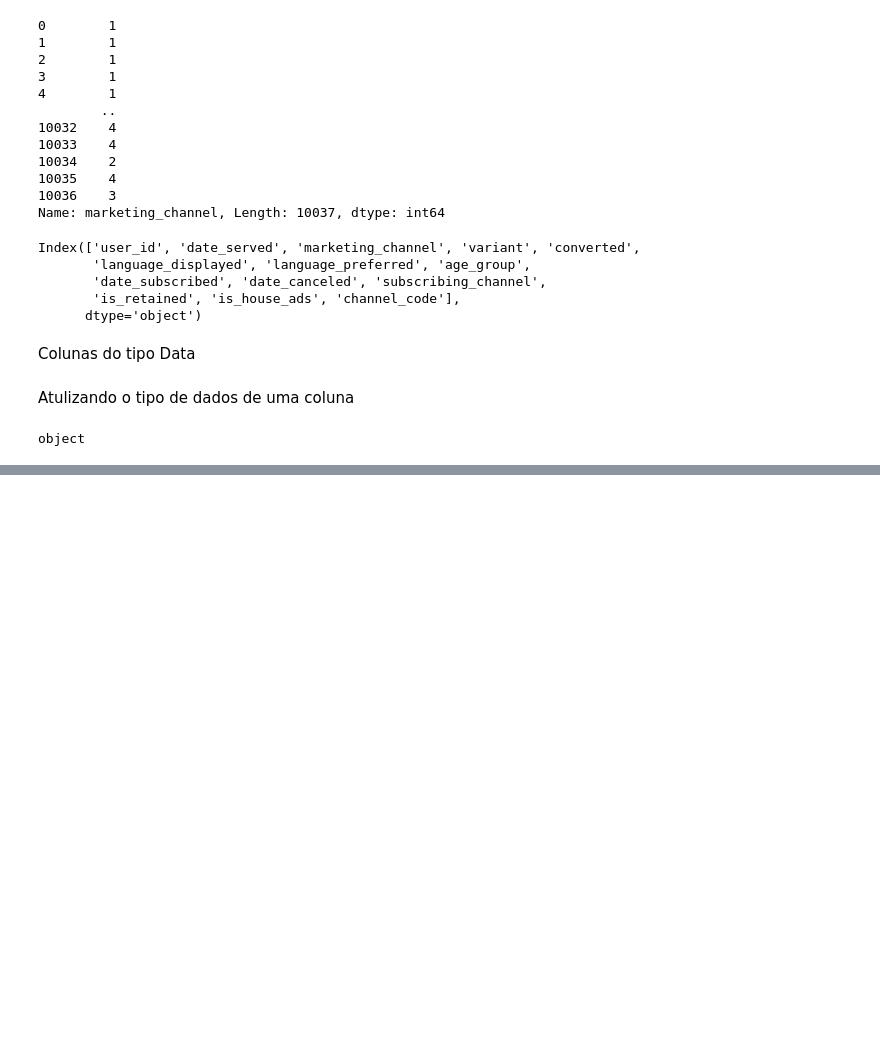
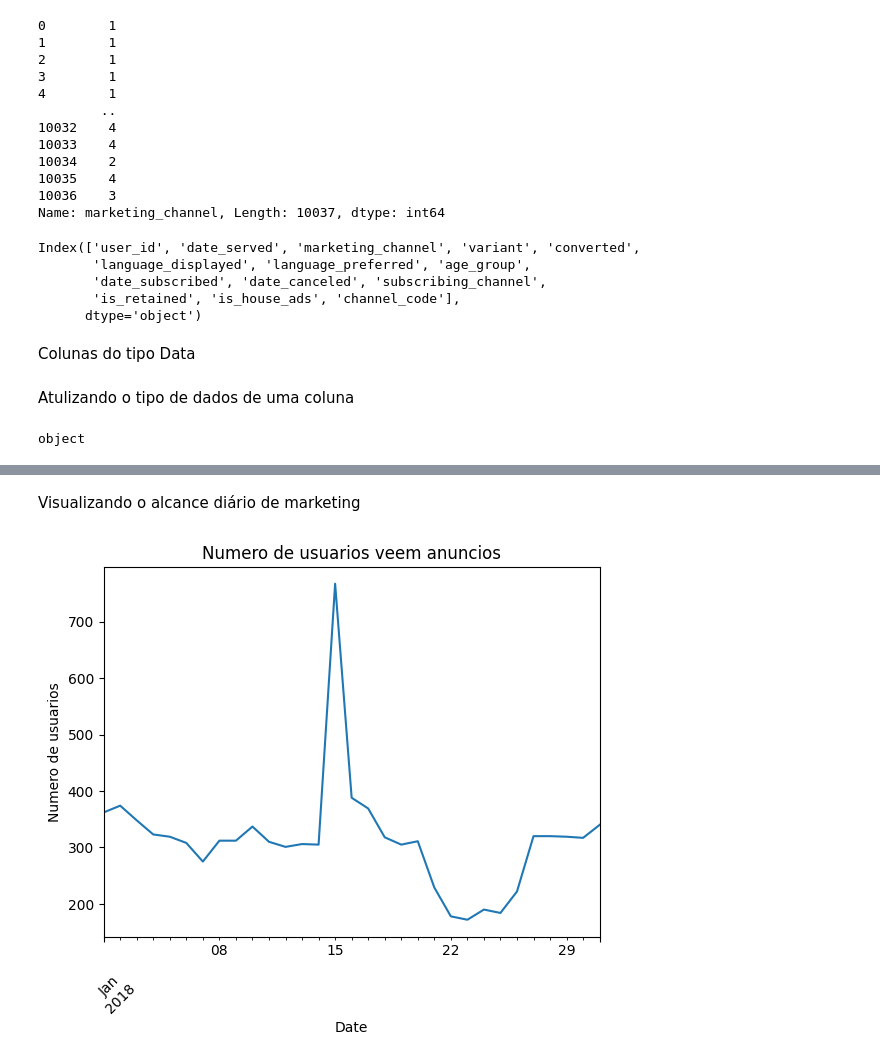
Before and after one commit to Rafael222-R/Aprendizagem-Maquina, a Jupyter notebook: aula3.ipynb, the cells around one changed output, grey strips where cells are left out. Drawn from its saved outputs; the diff is of its cells as text; code cells hidden in the pictures; blank space fills up the shorter version.

```diff
--- a/aula3.ipynb
+++ b/aula3.ipynb
@@ -258,0 +356,7 @@ NameError: name '____' is not defined
+# %%
+# Agrupar por data de atendimento e contar o número de IDs de usuários exclusivos
+
+daily_users= marketing.groupby(['date_served']) ['user_id'].nunique()
+
+# Cabeçalho de impressão de daily_users
+print(daily_users.head)
@@ -258,0 +381,14 @@ NameError: name '____' is not defined
+# %% [markdown]
+Visualizando o alcance diário de marketing
+# %%
+import matplotlib.pyplot as plt
+
+daily_users.plot()
+
+plt.title("Numero de usuarios veem anuncios")
+plt.xlabel('Date')
+plt.ylabel("Numero de usuarios")
+plt.xticks(rotation = 45)
+plt.show()
+# %% [output]
+[figure, added]
```
Also changed, not shown: parts of 19 cells of this notebook.
